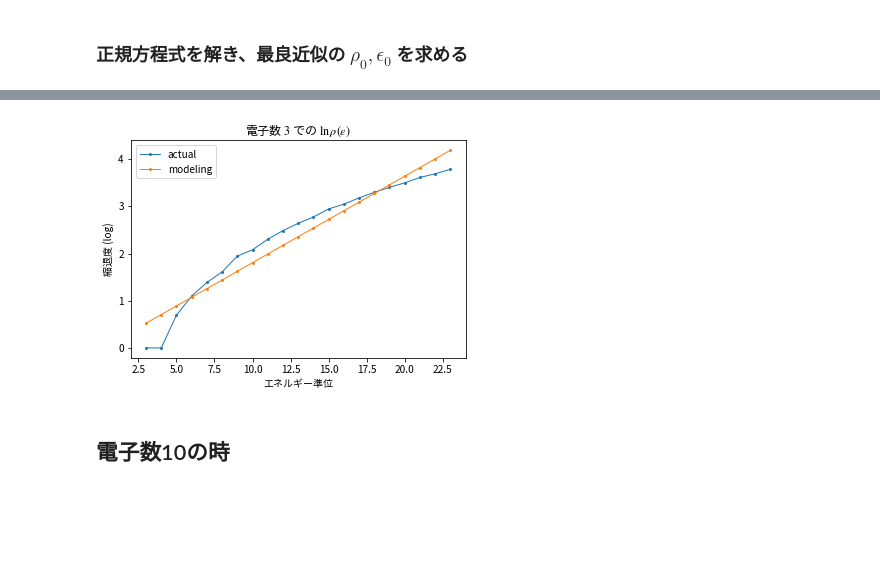
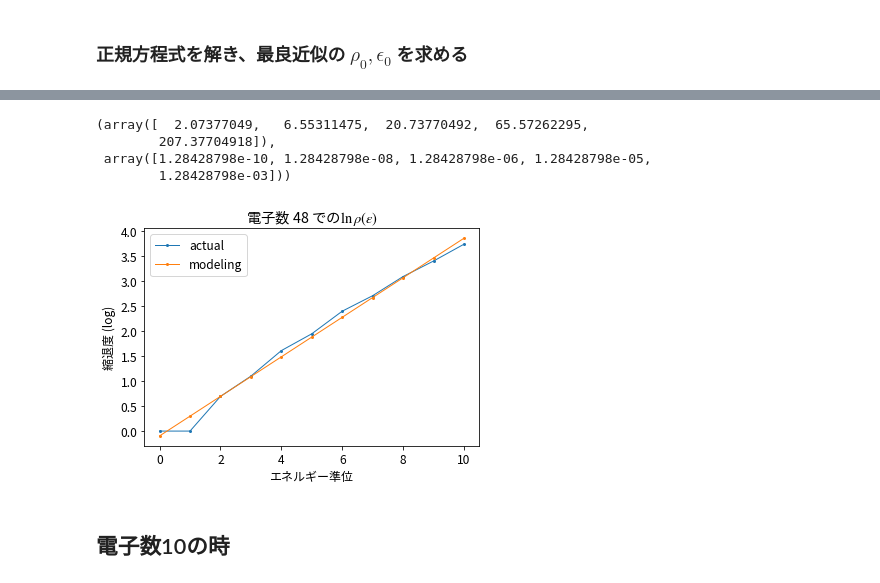
Before and after one commit to GenkiK/fermi2, a Jupyter notebook: 20210329/notebooks/approx_model.ipynb, the cells around one changed output, grey strips where cells are left out. Saved outputs shown, nothing was run; the diff lists cells and outputs as text; code cells hidden in the pictures; blank space fills up the shorter version.

```diff
--- a/20210329/notebooks/approx_model.ipynb
+++ b/20210329/notebooks/approx_model.ipynb
@@ -6,9 +6,14 @@ from fermi_model import *
 ne = 0.0001
 Te = 0.5
 
-states3 = csv_to_states_from_filename()
+# states3 = csv_to_states_from_filename()
+
+e_num = 48
+states48 = csv_to_states_from_filename(f'states{e_num}.csv')
+
 # states3_30jump = csv_to_states_from_filename(filename="states3_30jump.csv")
-# 下記のコードを実行すると、Fermiのクラス変数である電子数 n が改変されてしまい、populationやdistributionがエラーを起こしてしまうので注意
+# 下記のコードを実行すると、F
+# fermiのクラス変数である電子数 n が改変されてしまい、populationやdistributionがエラーを起こしてしまうので注意
 # states10 = csv_to_states(path='./output/states10.csv')
 # states20 = csv_to_states(path='./output/states20.csv')
 # %%
@@ -17,6 +22,6 @@ states10 = csv_to_states_from_filename(filename='states10.csv')
 # %%
-def calc_degeneracies(states: list[State]):
-    """実際の縮退度を計算"""
+def calc_level_density(states: list[State]):
+    """実際のエネルギー準位密度を計算"""
     dct = {}
     for state in states:
         if dct.get(state.score):
@@ -24,6 +29,7 @@ def calc_degeneracies(states: list[State]):
         else:
             dct[state.score] = 1
     scores = np.fromiter(dct.keys(), dtype=int)
-    degeneracies = np.fromiter(dct.values(), dtype=int)
-    return scores, degeneracies
+    scores = scores - scores[0]  # 基底状態のエネルギー準位を0[ε]にする
+    level_density = np.fromiter(dct.values(), dtype=int) # ヒストグラムの幅は１として考えればよいので、密度ではあるが何も割る必要がない
+    return scores, level_density
 # %%
@@ -52,10 +59,11 @@ def solve_normal_equation(xs: NDArray, ys: NDArray):
     intercept = y_ave - x_ave * slope
     return intercept, slope
 # %%
-scores, degeneracies = calc_degeneracies(states3)
-plt.plot(scores, degeneracies, marker=".", linewidth=1, ms=4)
+# scores, level_density = calc_level_density(states3)
+scores, level_density = calc_level_density(states48)
+plt.plot(scores, level_density, marker=".", linewidth=1, ms=4)
 plt.xlabel("エネルギー準位")
-plt.ylabel("縮退度")
-plt.title(r"電子数 $3$ での $\rho(\epsilon)$")
+plt.ylabel("エネルギー準位密度 [個/ε]")
+plt.title(fr"電子数 {e_num} での $\rho(\epsilon)$")
 plt.show()
 # %% [output]
@@ -76,9 +82,9 @@ plt.show()
 # %% [markdown]
 ### 正規方程式を解き、最良近似の $\rho_0, \epsilon_0$ を求める
 # %%
-log_degeneracies = np.log(degeneracies)
-a, b = solve_normal_equation(xs=scores, ys=log_degeneracies) # y = a + bx
+log_level_density = np.log(level_density)
+a, b = solve_normal_equation(xs=scores, ys=log_level_density) # y = a + bx
 rho_0 = np.exp(a)
-epsilon_0 = 1/b
-approx_degeneracies = calc_approx_degeneracies(states=states3, rho_0=rho_0, epsilon_0=epsilon_0)
+eps_0 = 1/b
+approx_level_density = calc_approx_level_density(states=states48, rho_0=rho_0, eps_0=eps_0)
 # %%
@@ -98,13 +117,24 @@ rho_0, epsilon_0
+# %%
+Te_lst_eV = np.array([100, 316, 1000, 3162, 10000])
+ne_lst_eV = np.array([1e+15, 1e+17, 1e+19, 1e+20, 1e+22])
+Te_lst_eps = Te_lst_eV * eV2eps
+ne_lst_eps = ne_lst_eV * 1e-19 * eV2eps**3.5
+Te_lst_eps, ne_lst_eps
+# %% [output]
+(array([  2.07377049,   6.55311475,  20.73770492,  65.57262295,
+        207.37704918]),
+ array([1.28428798e-10, 1.28428798e-08, 1.28428798e-06, 1.28428798e-05,
+        1.28428798e-03]))
 # %%
-plt.plot(scores, log_degeneracies, marker=".", linewidth=1, ms=4, label="actual")
+plt.plot(scores, log_level_density, marker=".", linewidth=1, ms=4, label="actual")
 plt.plot(scores, a + b * scores, marker=".", linewidth=1, ms=4, label="modeling")
 plt.legend()
 plt.xlabel("エネルギー準位")
 plt.ylabel("縮退度 (log)")
-plt.title(r"電子数 $3$ での $\ln{\rho(\epsilon)}$")
+plt.title(f"電子数 {e_num} での" + r"$\ln{\rho(\epsilon)}$")
 plt.show()
 # %% [output]
-[figure, old version]
+[figure, new version]
 # %% [markdown]
 ## 電子数10の時
 # %%
```
Also changed, not shown: parts of 31 cells of this notebook, 24 other files.
